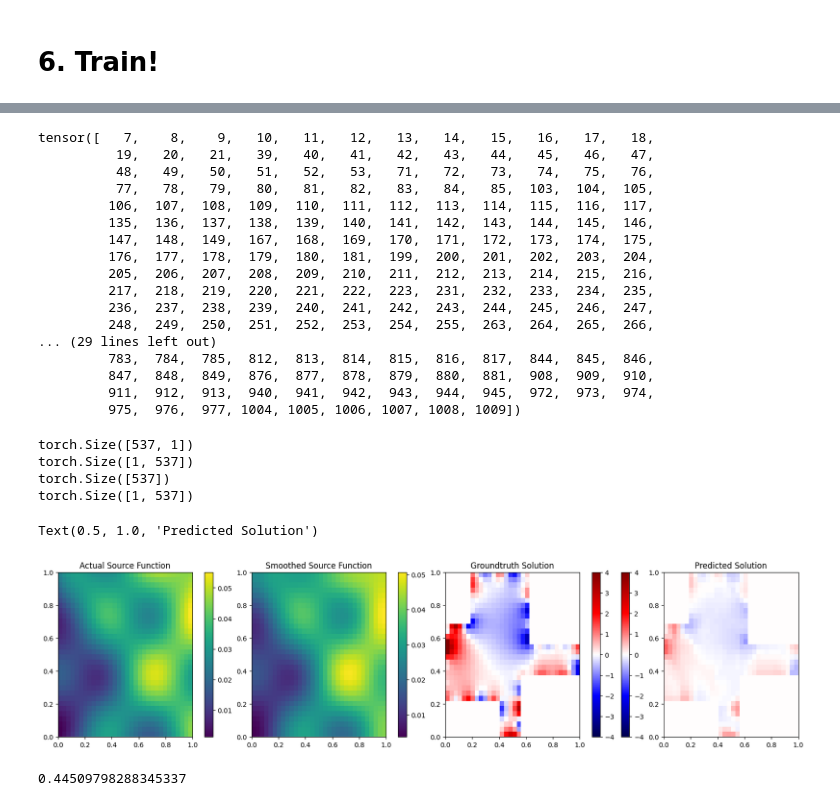
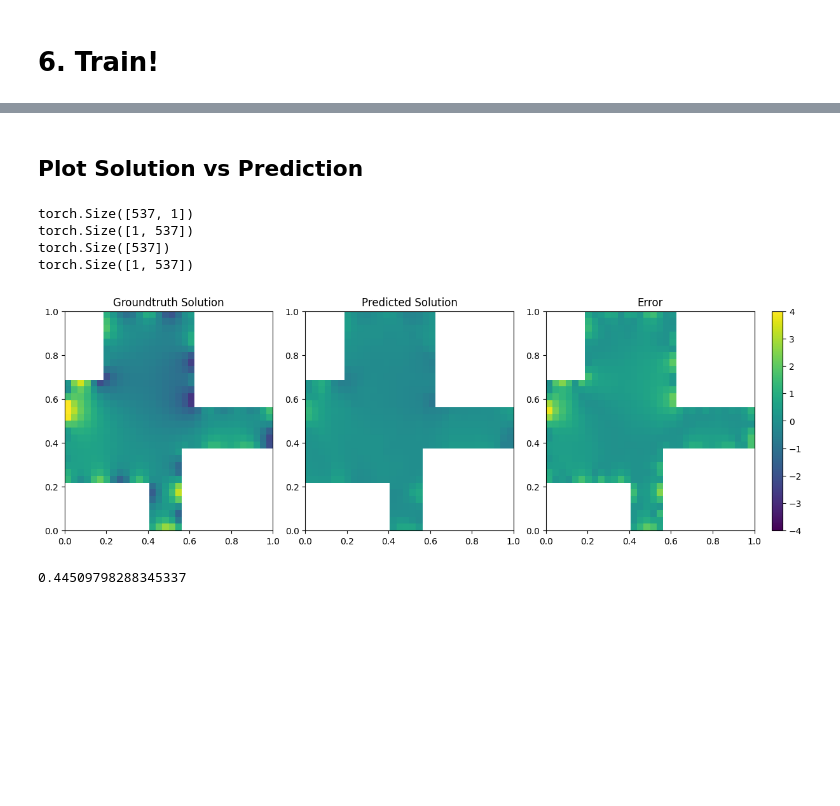
Before and after one commit to zihanzhou2002/beno, a Jupyter notebook: train_edge_feature_clean.ipynb, the cells around one changed output, grey strips where cells are left out. Drawn from its saved outputs; the diff is of its cells as text; code cells hidden in the pictures; blank space fills up the shorter version.

Commit message:
Add plot

```diff
--- a/train_edge_feature_clean.ipynb
+++ b/train_edge_feature_clean.ipynb
@@ -110,7 +111,7 @@ trans_layer = args.trans_layer
 
 path = 'Resolution_' + str(s) + '_poisson' + \
     '_ntrain'+str(ntrain)+'_kerwidth'+str(ker_width) + '_bd_enc_' + args.boundary_encoding + str(args.trans_layer) +\
-    '_Rolling' + args.init_boudary_loc+'_ns'+str(args.ns)+\
+    '_Rolling' + args.init_boudary_loc+ + '_shape' + args.bd_shape +'_ns'+str(args.ns)+\
     '_nheads'+str(args.n_heads)+'_bddim'+str(args.boundary_dim)+"_act"+args.act+'lr'+str(args.lr)+'_nmlp_layers'+str(args.nmlp_layers)+'_epochs' + str(args.epochs)
 
 result_path = os.path.join(cwd, "results")
@@ -732,6 +675,3 @@ GPSConv(128, conv=GINEConv(nn=Sequential(
   (1): GELU(approximate='none')
   (2): Linear(in_features=128, out_features=128, bias=True)
 )), heads=4, attn_type=multihead)
-# %%
-
-out = gps_transformer(boundary.unsqueeze(0).float(), boundary_edge_index, boundary_edge_features)
@@ -858,23 +744,5 @@ HeteroData(
-# %%
-data_train[0]['G1'].sample_idx
-# %% [output]
-tensor([   7,    8,    9,   10,   11,   12,   13,   14,   15,   16,   17,   18,
-          19,   20,   21,   39,   40,   41,   42,   43,   44,   45,   46,   47,
-          48,   49,   50,   51,   52,   53,   71,   72,   73,   74,   75,   76,
-          77,   78,   79,   80,   81,   82,   83,   84,   85,  103,  104,  105,
-         106,  107,  108,  109,  110,  111,  112,  113,  114,  115,  116,  117,
-         135,  136,  137,  138,  139,  140,  141,  142,  143,  144,  145,  146,
-         147,  148,  149,  167,  168,  169,  170,  171,  172,  173,  174,  175,
-         176,  177,  178,  179,  180,  181,  199,  200,  201,  202,  203,  204,
-         205,  206,  207,  208,  209,  210,  211,  212,  213,  214,  215,  216,
-         217,  218,  219,  220,  221,  222,  223,  231,  232,  233,  234,  235,
-         236,  237,  238,  239,  240,  241,  242,  243,  244,  245,  246,  247,
-         248,  249,  250,  251,  252,  253,  254,  255,  263,  264,  265,  266,
-... (29 lines left out)
-         783,  784,  785,  812,  813,  814,  815,  816,  817,  844,  845,  846,
-         847,  848,  849,  876,  877,  878,  879,  880,  881,  908,  909,  910,
-         911,  912,  913,  940,  941,  942,  943,  944,  945,  972,  973,  974,
-         975,  976,  977, 1004, 1005, 1006, 1007, 1008, 1009])
+# %% [markdown]
+## Plot Solution vs Prediction
 # %%
 i = 0
 with torch.no_grad():
@@ -891,6 +759,15 @@ torch.Size([537, 1])
 torch.Size([1, 537])
 torch.Size([537])
 torch.Size([1, 537])
+# %%
+cwd = os.getcwd()
+plot_file = 'Resolution_' + str(s) + '_poisson' + \
+    '_ntrain'+str(ntrain)+'_kerwidth'+str(ker_width) + '_bd_enc_' + args.boundary_encoding + str(args.trans_layer) +\
+     '_shape' + str(args.bd_shape) +'_Rolling' + args.init_boudary_loc+'_ns'+str(args.ns)+\
+    '_nheads'+str(args.n_heads)+'_bddim'+str(args.boundary_dim)+"_act"+args.act+'lr'+str(args.lr)+'_nmlp_layers'+str(args.nmlp_layers)+'_epochs' + str(args.epochs) +"_train.png"
+
+plots_path = os.path.join(cwd, "plots")
+plot_path = os.path.join(plots_path, plot_file)
 # %%
 num_points = len(coord_all[i, :, :])
 length = int(np.sqrt(num_points))
@@ -903,33 +780,37 @@ y_pred = np.zeros(num_points)
 
 y_true[idx] = batch['G1+2'].y.detach().numpy()
 y_pred[idx] = out.squeeze().detach().numpy()
+
+
+mask = np.zeros((len(coord_all[i, :, :])), dtype=bool)
+mask[idx] = True
+y_true_masked = np.ma.masked_where(~mask, y_true)
+y_pred_masked = np.ma.masked_where(~mask, y_pred)
 # %%
-fig, (ax1, ax2, ax3, ax4) = plt.subplots(1, 4, figsize=(16, 4), constrained_layout=True)
-from matplotlib import cm
+
+fig, (ax3, ax4, ax5) = plt.subplots(1, 3, figsize=(12, 4), constrained_layout=True)
 
 i = 3
-absmax = np.max(np.abs(all_a[i,:]))
-pcm = ax1.pcolormesh(x_mesh, y_mesh, all_a[i,:].reshape(32, 32), shading='auto', cmap="viridis")
-fig.colorbar(pcm, ax=ax1)
-ax1.set_title("Actual Source Function")
-
-absmax = np.max(np.abs(all_a_reshape[i]))
-pcm = ax2.pcolormesh(x_mesh, y_mesh, all_a_reshape[i], shading='auto', cmap="viridis")
-fig.colorbar(pcm, ax=ax2)
-ax2.set_title("Smoothed Source Function")
 
 absmax = np.max(np.abs(all_u[i]))
-pcm = ax3.pcolormesh(x_mesh, y_mesh, y_true.reshape(32, 32), shading='auto', cmap="seismic", vmin=-4, vmax=4)
-fig.colorbar(pcm, ax=ax3)
+pcm = ax3.pcolormesh(x_mesh, y_mesh, y_true_masked.reshape(32, 32), shading='auto', cmap="viridis", vmin=-4, vmax=4)
+
 ax3.set_title("Groundtruth Solution")
 
 absmax = np.max(np.abs(all_u[i]))
-pcm = ax4.pcolormesh(x_mesh, y_mesh, y_pred.reshape(32, 32), shading='auto', cmap="seismic", vmin=-4, vmax=4)
-fig.colorbar(pcm, ax=ax3)
+pcm = ax4.pcolormesh(x_mesh, y_mesh, y_pred_masked.reshape(32, 32), shading='auto', cmap="viridis", vmin=-4, vmax=4)
+
 ax4.set_title("Predicted Solution")
+
+absmax = np.max(np.abs(all_u[i]))
+pcm = ax5.pcolormesh(x_mesh, y_mesh, np.abs(y_pred_masked - y_true_masked).reshape(32, 32), shading='auto', cmap="viridis", vmin=-4, vmax=4)
+fig.colorbar(pcm, ax=ax5)
+
+ax5.set_title("Error")
+
+plt.savefig(plot_path)
 # %% [output]
-Text(0.5, 1.0, 'Predicted Solution')
-[figure, old version]
+[figure, new version]
 # %%
 loss = F.mse_loss(out.view(-1, 1), batch['G1+2'].y.view(-1,1))
 loss.item()
```
Also changed, not shown: parts of 13 cells of this notebook, 1 other file.
